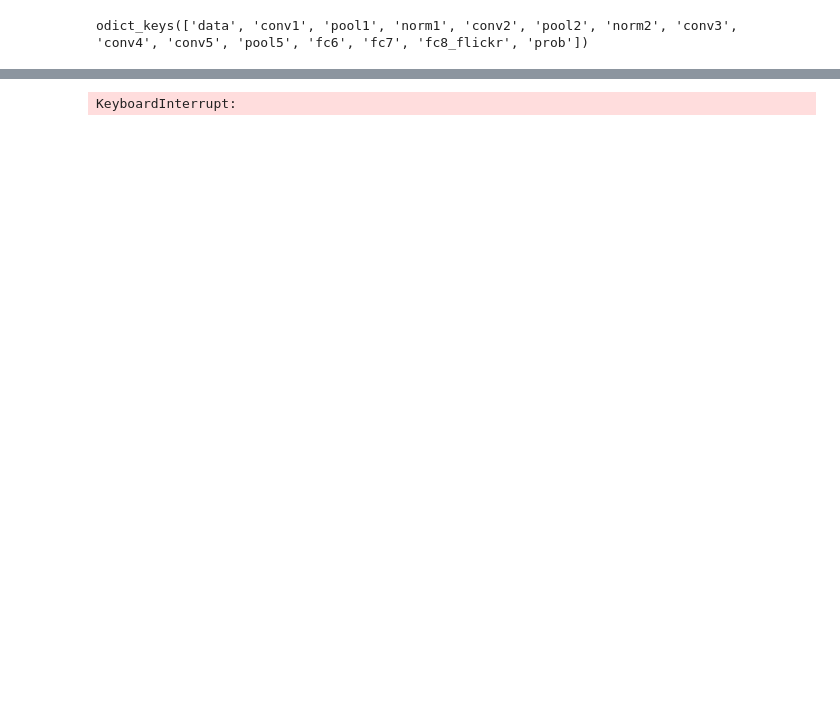
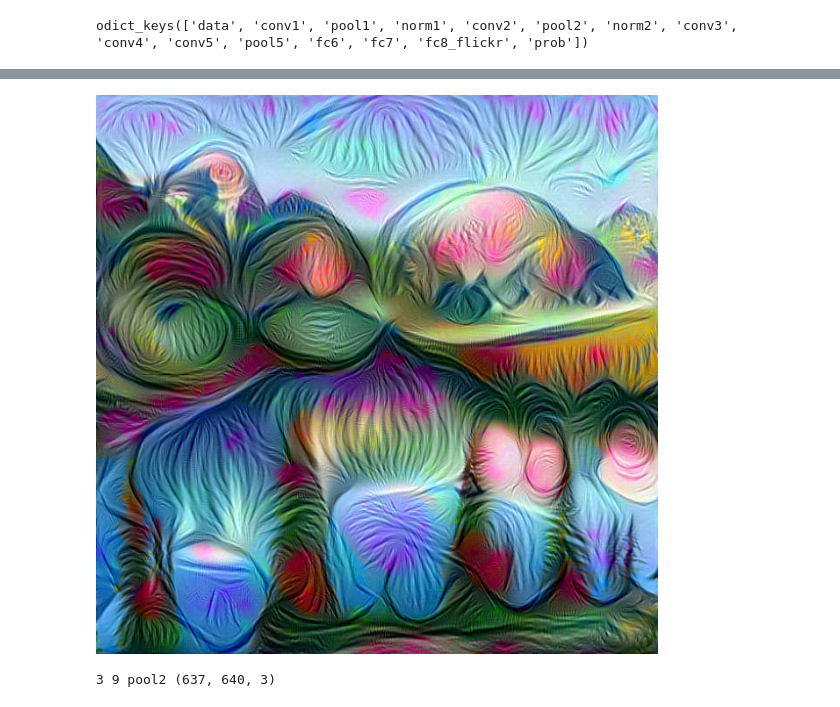
Before and after one commit to kgoldstein21/Dream-Time-Machine, a Jupyter notebook: deepdreamJupyter.ipynb, the cells around one changed output, grey strips where cells are left out. Drawn from its saved outputs; the diff is of its cells as text; code cells hidden in the pictures; blank space fills up the shorter version.

Commit message:
Clean up deepdream file

```diff
--- a/deepdreamJupyter.ipynb
+++ b/deepdreamJupyter.ipynb
@@ -163,18 +165,19 @@ KeyboardInterrupt:
 # %%
 """ Doing alternating deep dreams at 2 different levels for added distortion, as well as brighter/more
 contrasting colors that the more detailed levels dont necessarily provide """
 h, w = frame.shape[:2]
 s = 0.02 # scale coefficient
-for alternating_loop in range(10):
+for alternating_loop in range(10): #10, 60, 10
     for i in range(60):
-        frame = deepdream(net, frame, end='inception_3a/pool')
+        frame = deepdream(net, frame, end='conv5')
         PIL.Image.fromarray(np.uint8(frame)).save("frames/%04d.jpg"%frame_i)
         frame = nd.affine_transform(frame, [1-s,1-s,1], [h*s/2,w*s/2,0], order=1)
         frame_i += 1
     for i in range(10):
-        frame = deepdream(net, frame, end='inception_4b/pool')
+        frame = deepdream(net, frame, end='pool2')
         PIL.Image.fromarray(np.uint8(frame)).save("frames/%04d.jpg"%frame_i)
         frame = nd.affine_transform(frame, [1-s,1-s,1], [h*s/2,w*s/2,0], order=1)
         frame_i += 1
 # %% [output]
+[figure, added]
-KeyboardInterrupt:
+3 9 pool2 (637, 640, 3)
```
Also changed, not shown: parts of 3 cells of this notebook.
